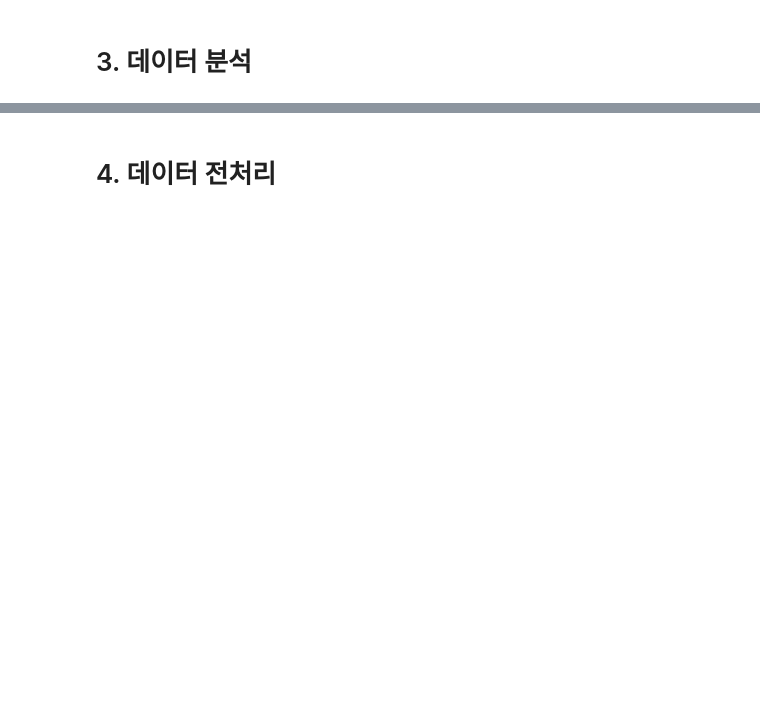
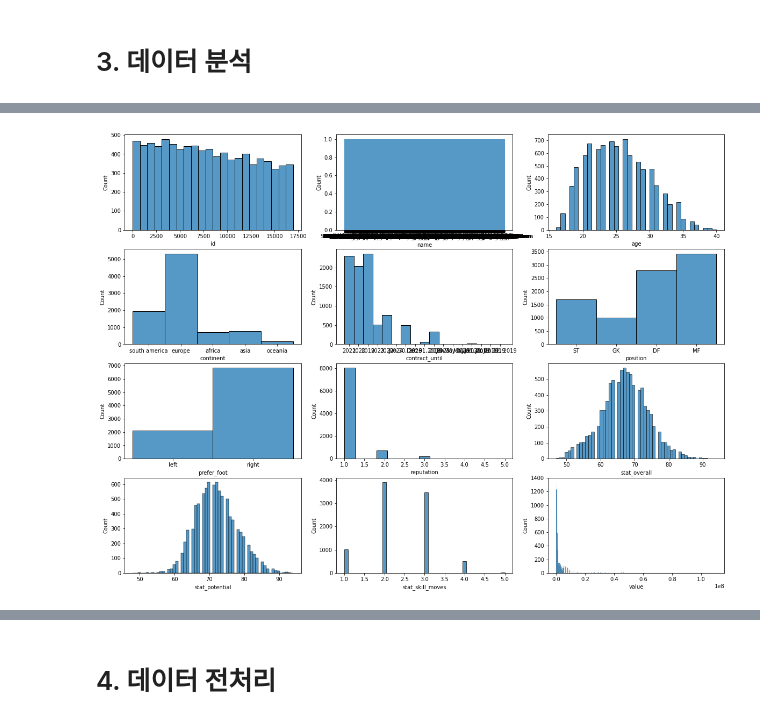
Before and after one commit to querkowe/fifa-pay-prediction, a Jupyter notebook: total_code_fifa_pay_prediction.ipynb, the cells around one changed output, grey strips where cells are left out. Saved outputs shown, nothing was run; the diff lists cells and outputs as text; code cells hidden in the pictures; blank space fills up the shorter version.

```diff
--- a/total_code_fifa_pay_prediction.ipynb
+++ b/total_code_fifa_pay_prediction.ipynb
@@ -47,0 +197,10 @@ submission  = pd.read_csv('submission.csv')
+# %%
+# 데이터를 골라서 자세히 확인해보기
+
+f, axes = plt.subplots(4,3 , figsize=(20,15))
+axes = axes.flatten()
+for col, ax in zip(train.columns, axes):
+    sns.histplot(data=train, x=col, ax=ax)
+plt.show()
+# %% [output]
+[figure, added]
```
Also changed, not shown: parts of 62 cells of this notebook.
